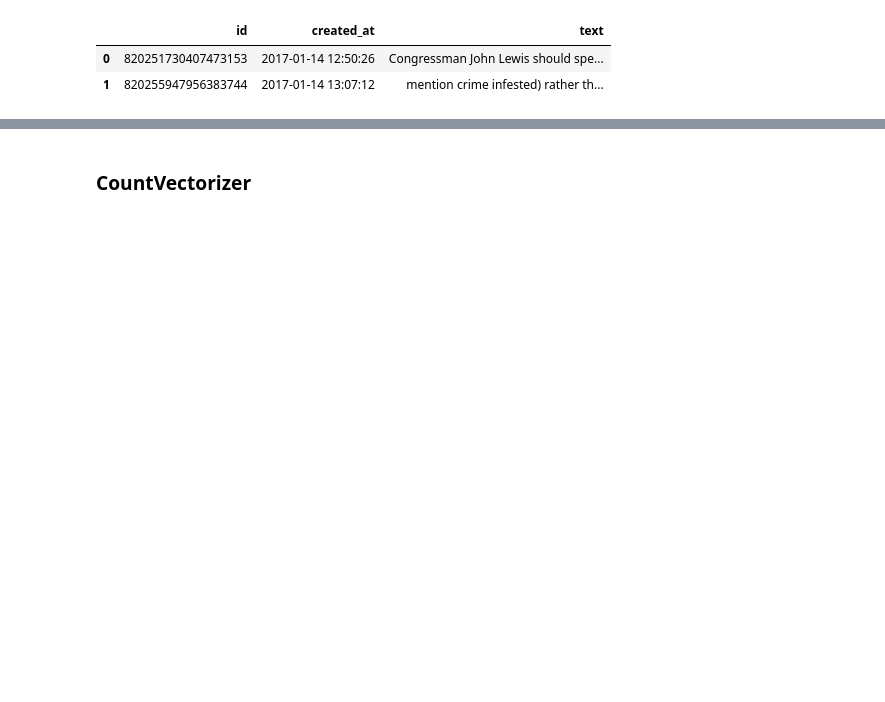
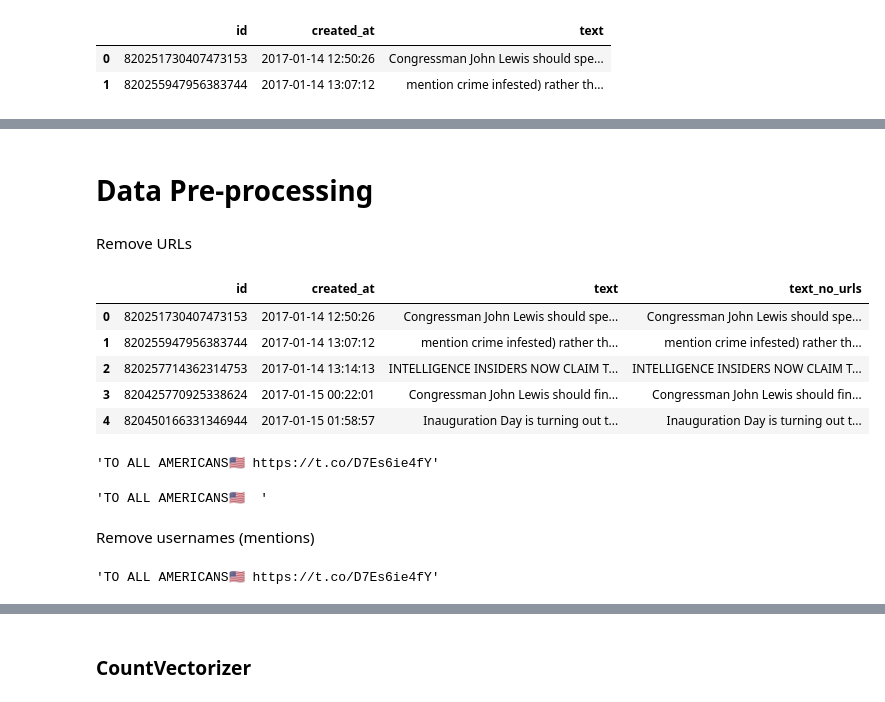
Before and after one commit to atrof/atrof.github.io, a Jupyter notebook: Notebooks/TweetLikeTrump.ipynb, the cells around one changed output, grey strips where cells are left out. Cells and saved outputs as stored; diff of their text form; code cells hidden in the pictures; blank space fills up the shorter version.

Commit message:
TweetLikeTrump updated

```diff
--- a/Notebooks/TweetLikeTrump.ipynb
+++ b/Notebooks/TweetLikeTrump.ipynb
@@ -8,6 +8,9 @@ import scipy
 # %%
 df = pd.read_csv('tweet_csvs/realDonaldTrump_tweets.csv', index_col = None, header = 0,
                      parse_dates=['created_at'], infer_datetime_format = True, dayfirst = True)
+# %%
+df_1 = pd.read_csv('tweet_csvs/realDonaldTrump_tweets.csv', index_col = None, header = 0,
+                     parse_dates=['created_at'], infer_datetime_format = True, dayfirst = True)
 # %%
 df.info()
 # %% [output]
@@ -33,0 +48,8 @@ df.tail(2)
+# %% [markdown]
+# Data Pre-processing
+# %%
+def remove_by_regex(tweets, regexp):
+        tweets.loc[:, "text"].replace(regexp, " ", inplace = True)
+        return tweets
+# %% [markdown]
+Remove URLs
@@ -33,0 +58,21 @@ df.tail(2)
+# %%
+df['text_no_urls'] = remove_by_regex(df_1, re.compile(r"http.?://[^\s]+[\s]?"))['text']
+# %%
+df.head()
+# %% [output]
+|  | id | created_at | text | text_no_urls |
+| 0 | 820251730407473153 | 2017-01-14 12:50:26 | Congressman John Lewis should spe... | Congressman John Lewis should spe... |
+| 1 | 820255947956383744 | 2017-01-14 13:07:12 | mention crime infested) rather th... | mention crime infested) rather th... |
+| 2 | 820257714362314753 | 2017-01-14 13:14:13 | INTELLIGENCE INSIDERS NOW CLAIM T... | INTELLIGENCE INSIDERS NOW CLAIM T... |
+| 3 | 820425770925338624 | 2017-01-15 00:22:01 | Congressman John Lewis should fin... | Congressman John Lewis should fin... |
+| 4 | 820450166331346944 | 2017-01-15 01:58:57 | Inauguration Day is turning out t... | Inauguration Day is turning out t... |
+# %%
+df['text'][55]
+# %% [output]
+'TO ALL AMERICANS🇺🇸 https://t.co/D7Es6ie4fY'
+# %%
+df['text_no_urls'][55]
+# %% [output]
+'TO ALL AMERICANS🇺🇸  '
+# %% [markdown]
+Remove usernames (mentions)
@@ -33,0 +81,4 @@ df.tail(2)
+# %%
+df['text'][55]
+# %% [output]
+'TO ALL AMERICANS🇺🇸 https://t.co/D7Es6ie4fY'
```
Also changed, not shown: parts of 80 cells of this notebook.
